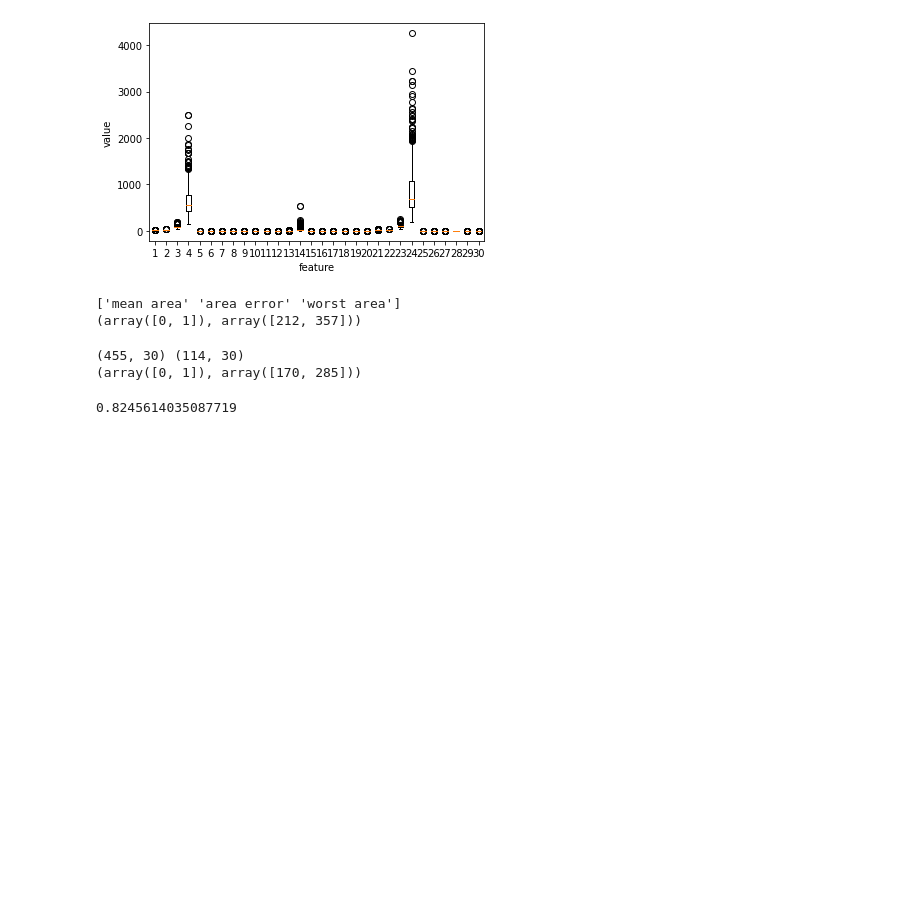
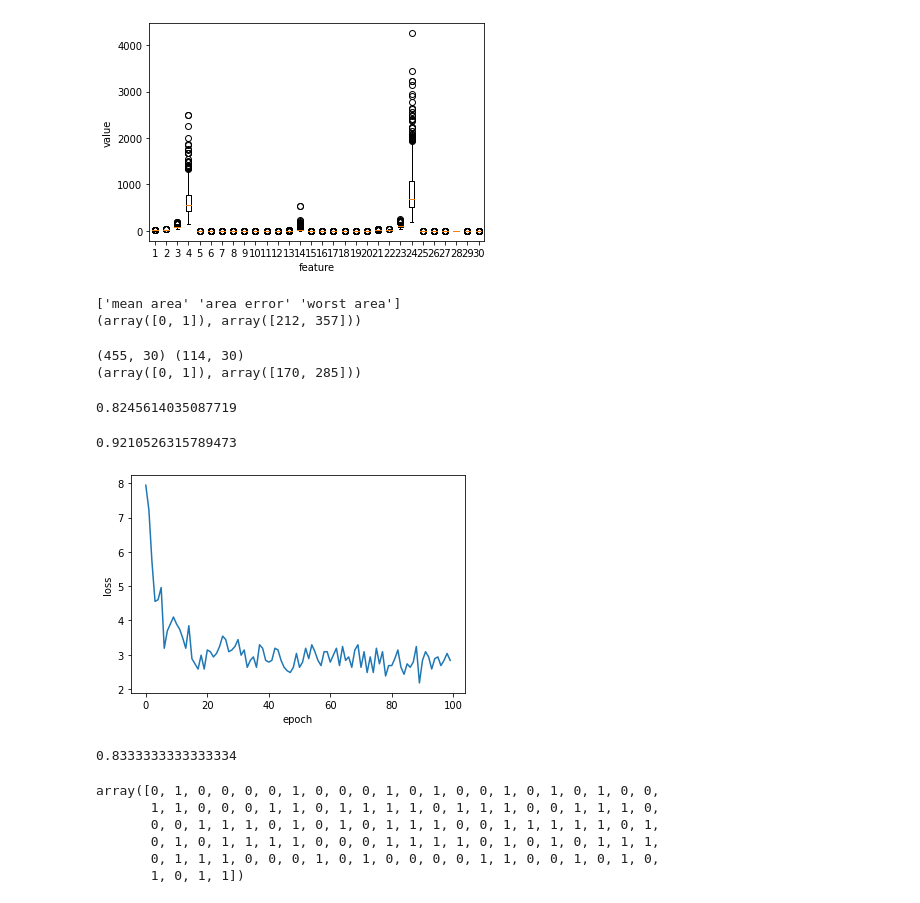
Before and after one commit to maintain0404/DeepLearningStudy, a Jupyter notebook: Chapter2.ipynb, the cells around one changed output. Drawn from its saved outputs; the diff is of its cells as text; code cells hidden in the pictures; blank space fills up the shorter version.

```diff
--- a/Chapter2.ipynb
+++ b/Chapter2.ipynb
@@ -45,7 +45,7 @@ print(np.unique(y_train, return_counts = True))
 # %%
 # 로지스틱 회귀 유닛 구현
 class LogisticUnit:
-  def __ini__(self):
+  def __init__(self):
     self.w = None
     self.b = None
     self.zmax = 0
@@ -110,0 +173,15 @@ np.mean(unit.predict(x_test) == y_test)
+# %%
+# 훈련 및 예측률 보기
+layer = SingleLayer()
+layer.fit(x_train, y_train)
+layer.score(x_test, y_test)
+# %% [output]
+0.9210526315789473
+# %%
+# 에포크당 평균 손실로 훈련 진행 확인하기
+plt.plot(layer.losses)
+plt.xlabel('epoch')
+plt.ylabel('loss')
+plt.show()
+# %% [output]
+[figure, added]
@@ -110,0 +194,14 @@ np.mean(unit.predict(x_test) == y_test)
+# %%
+sgd.fit(x_train, y_train)
+sgd.score(x_test, y_test)
+# %% [output]
+0.8333333333333334
+# %%
+sgd.predict(x_test)
+# %% [output]
+array([0, 1, 0, 0, 0, 0, 1, 0, 0, 0, 1, 0, 1, 0, 0, 1, 0, 1, 0, 1, 0, 0,
+       1, 1, 0, 0, 0, 1, 1, 0, 1, 1, 1, 1, 0, 1, 1, 1, 0, 0, 1, 1, 1, 0,
+       0, 0, 1, 1, 1, 0, 1, 0, 1, 0, 1, 1, 1, 0, 0, 1, 1, 1, 1, 1, 0, 1,
+       0, 1, 0, 1, 1, 1, 1, 0, 0, 0, 1, 1, 1, 1, 0, 1, 0, 1, 0, 1, 1, 1,
+       0, 1, 1, 1, 0, 0, 0, 1, 0, 1, 0, 0, 0, 0, 1, 1, 0, 0, 1, 0, 1, 0,
+       1, 0, 1, 1])
```
Also changed, not shown: parts of 3 cells of this notebook.
